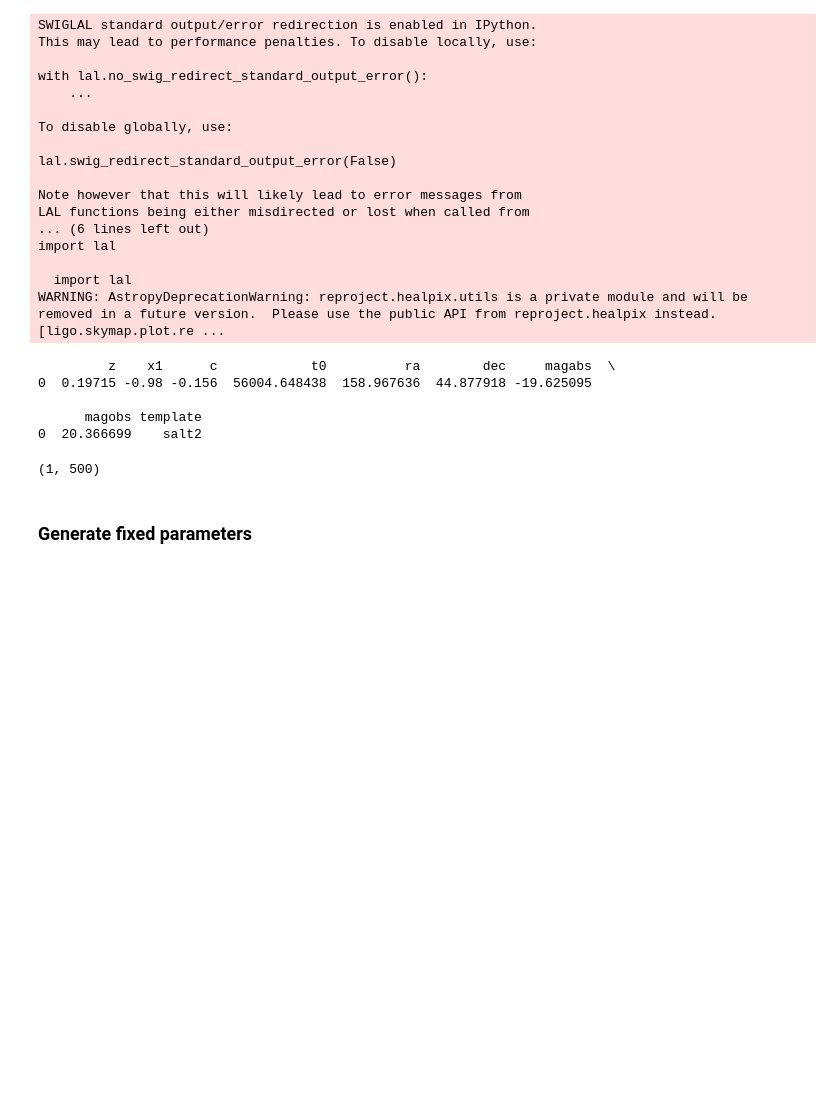
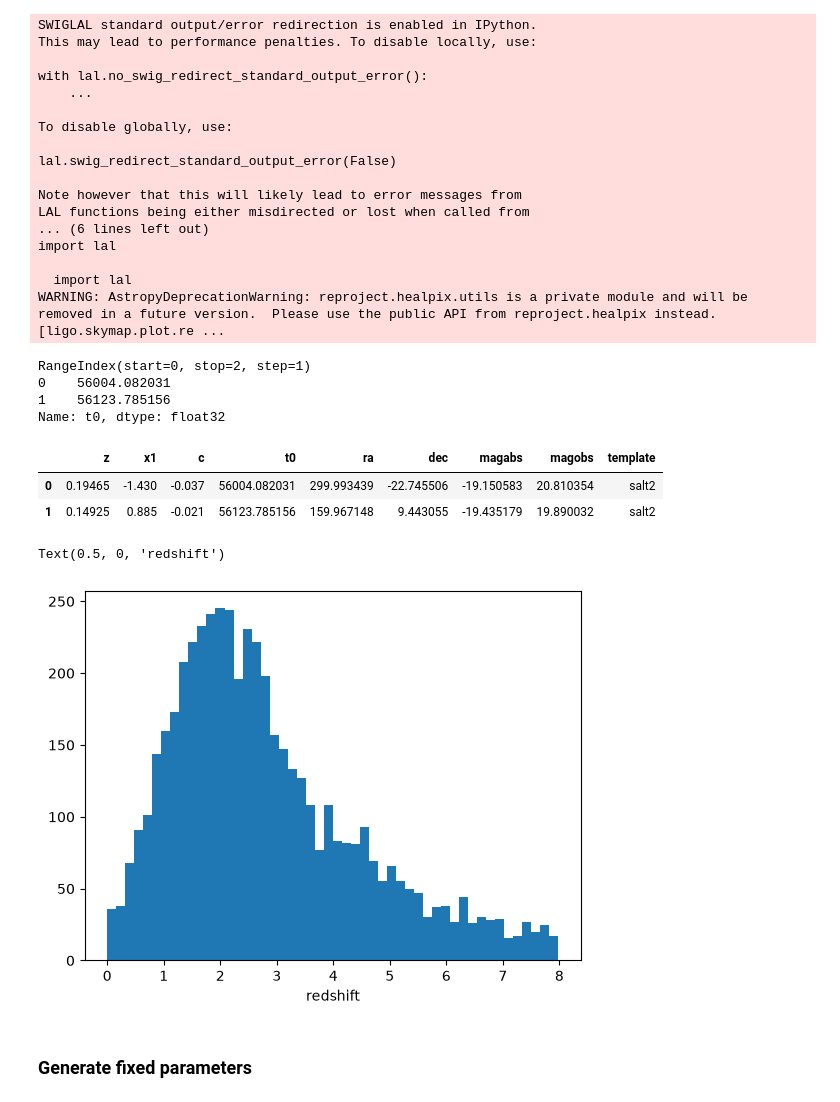
Before and after one commit to krissylla/TransientSimulation, a Jupyter notebook: test_lightcurve.ipynb, the cells around one changed output. Drawn from its saved outputs; the diff is of its cells as text; code cells hidden in the pictures; blank space fills up the shorter version.

Commit message:
updated generate_snia_lightcurve to accept N_tot > 1

```diff
--- a/test_lightcurve.ipynb
+++ b/test_lightcurve.ipynb
@@ -30,24 +30,43 @@ lsst_colors = ["tab:purple", "tab:green", "tab:orange", "tab:red", "tab:brown",
 bands = ["lsstu", "lsstg", "lsstr", "lssti", "lsstz", "lssty"]
 snia_lightcurve_params = ["z", "x1", "c", "t0", "magabs", "ra", "dec"]
 # %%
-import skysurvey
-new_snia = skysurvey.SNeIa().from_draw(1)
-print(new_snia.data)
-t0 = new_snia.data["t0"][0] #check why u need 0 again. because of index 0?
+new_snia = skysurvey.SNeIa().from_draw(2)
+print(new_snia.data.index)
+t0 = new_snia.data["t0"] #check why u need 0 again. because of index 0?
+print(t0)
 phase_start = new_snia.template.get().mintime()
 phase_stop = min(new_snia.template.get().maxtime(), 200.0)
-times = np.linspace(phase_start, phase_stop, 500) + t0
-lc = new_snia.get_lightcurve(band = ["lsstr"], phase_range = (phase_start, phase_stop), times=times,index=0,zp=25,in_mag=True)
+# times = np.linspace(phase_start, phase_stop, 500) + t0
+# lc = new_snia.get_lightcurve(band = ["lsstr"], phase_range = (phase_start, phase_stop), times=times,index=0,zp=25,in_mag=True)
 # %% [output]
-         z    x1      c            t0          ra        dec     magabs  \
-0  0.19715 -0.98 -0.156  56004.648438  158.967636  44.877918 -19.625095
-
-      magobs template
-0  20.366699    salt2
+RangeIndex(start=0, stop=2, step=1)
+0    56004.082031
+1    56123.785156
+Name: t0, dtype: float32
-# %%
-lc.shape
-# %% [output]
-(1, 500)
+# %%
+new_snia.data
+# %% [output]
+|  | z | x1 | c | t0 | ra | dec | magabs | magobs | template |
+| 0 | 0.19465 | -1.430 | -0.037 | 56004.082031 | 299.993439 | -22.745506 | -19.150583 | 20.810354 | salt2 |
+| 1 | 0.14925 | 0.885 | -0.021 | 56123.785156 | 159.967148 | 9.443055 | -19.435179 | 19.890032 | salt2 |
+# %%
+snia_dict = generate_snia_dict(redshift = None, ra = 40.2, dec = -22.3, x1 = 0.0, t0 = 56035.37, magabs = -18.523, c = 0.0)
+snia_param_list = generate_ordered_parameter_list(input_dict = True, params = snia_dict)
+snia_models, data_models = generate_snia_lightcurve(*snia_param_list, bands = bands, in_mag = True, N_tot = 50, plot_curve = False, return_values = True, return_models = True, verbose = False)
+# %%
+plt.hist(snia_models.data["z"], bins = 50)
+plt.xlabel("redshift")
+# fig, axs = plt.subplots(2, 3, figsize =  (10, 5))
+# axs[0,0].hist(snia_models.data["z"], bins=50)
+# axs[0,0].set_xlabel('redshift')
+# axs[0,0].set_ylabel('# SNIa events')
+
+# axs[0,1].hist(snia_models.data["ra"], bins=50)
+# axs[0,1].set_xlabel('ra')
+# plt.tight_layout()
+# %% [output]
+Text(0.5, 0, 'redshift')
+[figure, added]
 # %% [markdown]
 ### Generate fixed parameters
 # %%
```
Also changed, not shown: parts of 2 cells of this notebook, 1 other file.
